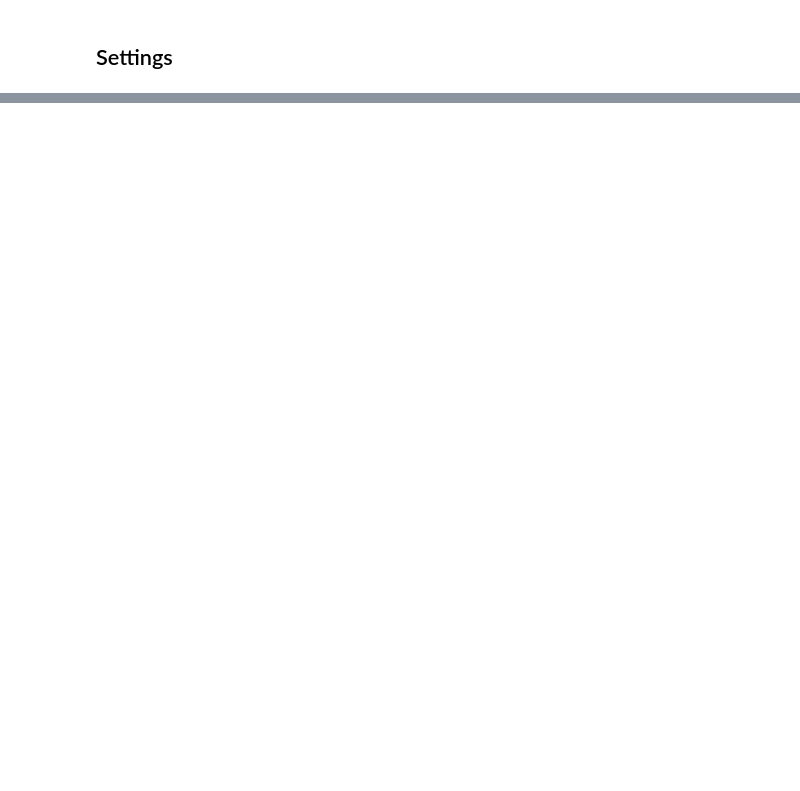
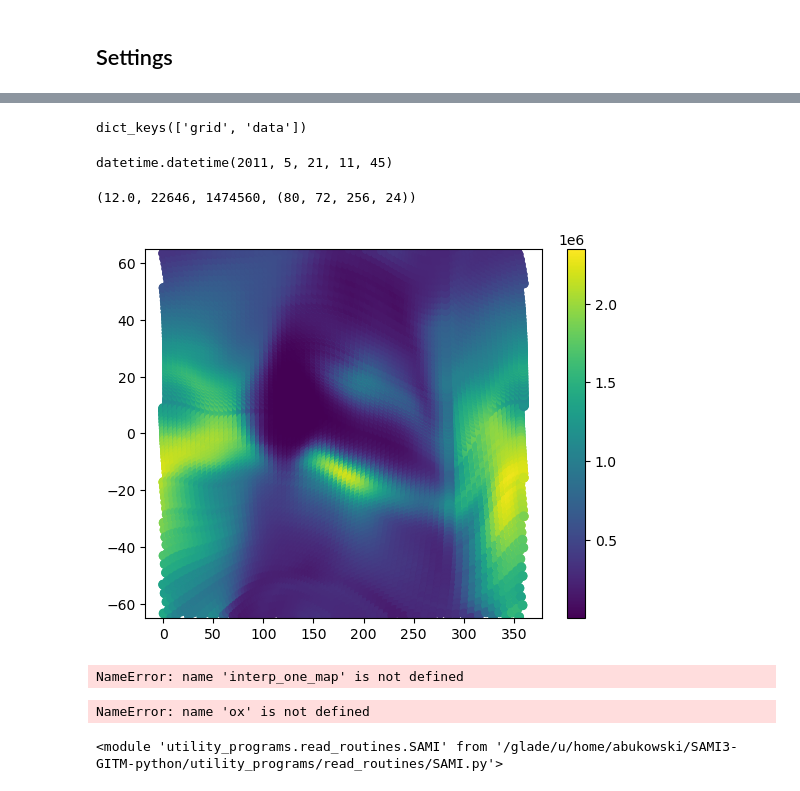
Before and after one commit to abukowski21/SAMI3-GITM-python, a Jupyter notebook: test_stuff.ipynb, the cells around one changed output, grey strips where cells are left out. Drawn from its saved outputs; the diff is of its cells as text; code cells hidden in the pictures; blank space fills up the shorter version.

Commit message:
SAMI3 TEC (and kinda dene) plots tested

```diff
--- a/test_stuff.ipynb
+++ b/test_stuff.ipynb
@@ -258,0 +30,4 @@ for real_lon in [2,60,180,240]:
+# %%
+sami_data, times = SAMI.read_sami_data('/glade/u/home/abukowski/scratch/GITM-simstorm-run1/sami-gitm-coupled/',
+                                datetime.datetime(2011,5,20), datetime.datetime(2011,5,21,12), t_start_idx=1, t_end_idx=1,
+                                pbar=True,cols=['edens'])
@@ -258,0 +48,43 @@ for real_lon in [2,60,180,240]:
+# %%
+sami_data.keys()
+# %% [output]
+dict_keys(['grid', 'data'])
+# %%
+nlats = 66
+nlons = 91
+target_alt = 300
+percent_thresh = .04
+lat_lim = 65
+nt = 9
+# %%
+times[nt]
+# %% [output]
+datetime.datetime(2011, 5, 21, 11, 45)
+# %%
+p_mask = (np.abs(sami_data['grid']['alt'].flatten() - target_alt) <= (target_alt*percent_thresh)) & (np.abs(sami_data['grid']['glat'].flatten()) - lat_lim < 0)
+target_alt*percent_thresh, np.sum(p_mask), np.product(sami_data['grid']['alt'].shape), sami_data['data']['edens'].shape
+# %% [output]
+(12.0, 22646, 1474560, (80, 72, 256, 24))
+# %%
+plt.scatter(sami_data['grid']['glon'].flatten()[p_mask],
+           sami_data['grid']['glat'].flatten()[p_mask],
+           c = sami_data['data']['edens'][:,:,:,nt].flatten()[p_mask], )
+plt.ylim(-65,65)
+plt.colorbar()
+plt.show()
+plt.close()
+# %% [output]
+[figure, added]
+# %%
+ox, oy, z = interp_one_map(sami_data['grid']['glon'].flatten()[p_mask],
+           sami_data['grid']['glat'].flatten()[p_mask],
+           c = sami_data['data']['edens'][:,:,:,nt].flatten()[p_mask])
+# %% [output]
+NameError: name 'interp_one_map' is not defined
+# %%
+plt.scatter(ox, oy, c = z)
+plt.colorbar()
+plt.show()
+plt.close()
+# %% [output]
+NameError: name 'ox' is not defined
@@ -258,0 +102,4 @@ for real_lon in [2,60,180,240]:
+# %%
+importlib.reload(SAMI)
+# %% [output]
+<module 'utility_programs.read_routines.SAMI' from '/glade/u/home/abukowski/SAMI3-GITM-python/utility_programs/read_routines/SAMI.py'>
```
Also changed, not shown: parts of 32 cells of this notebook.
